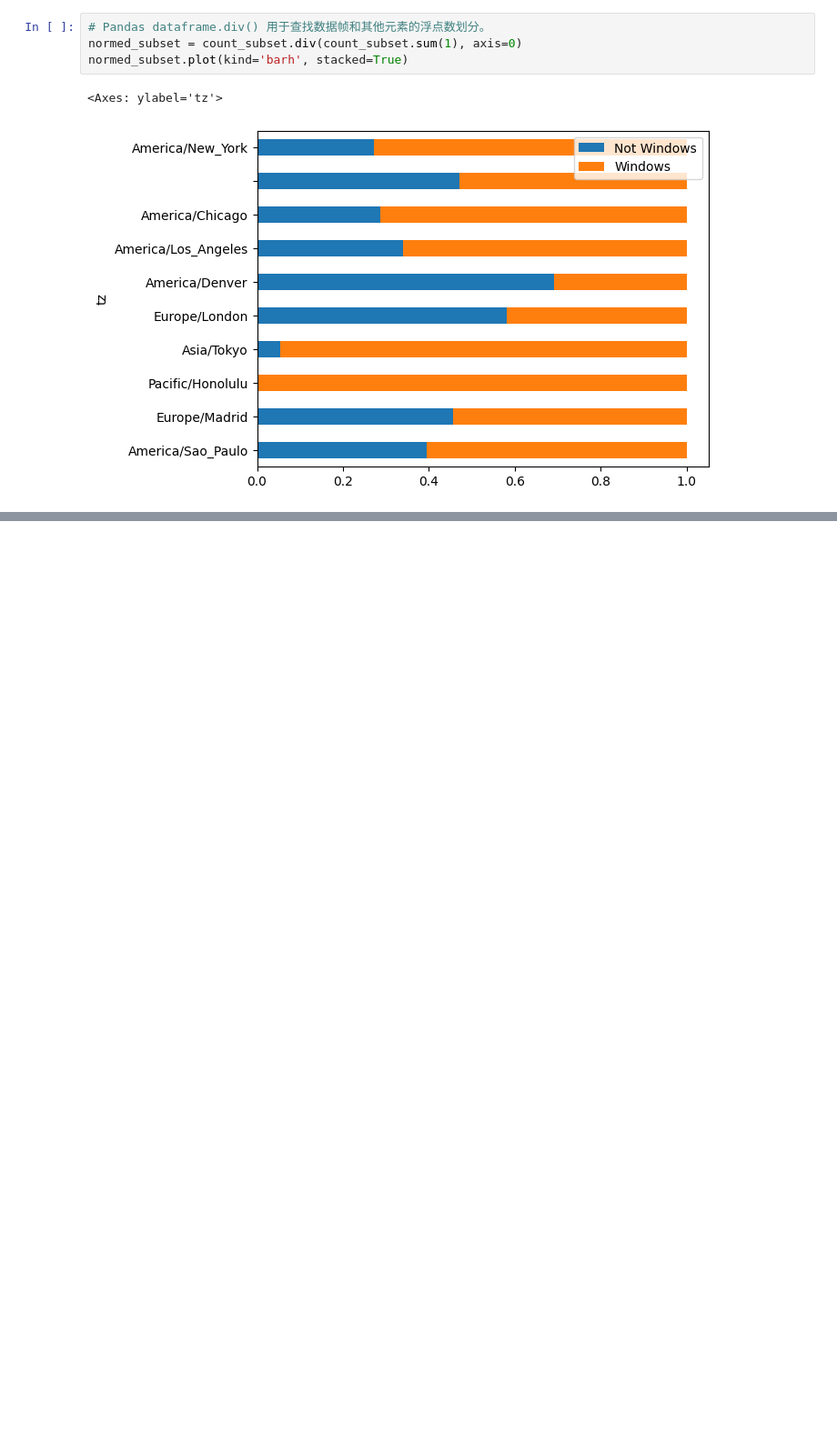
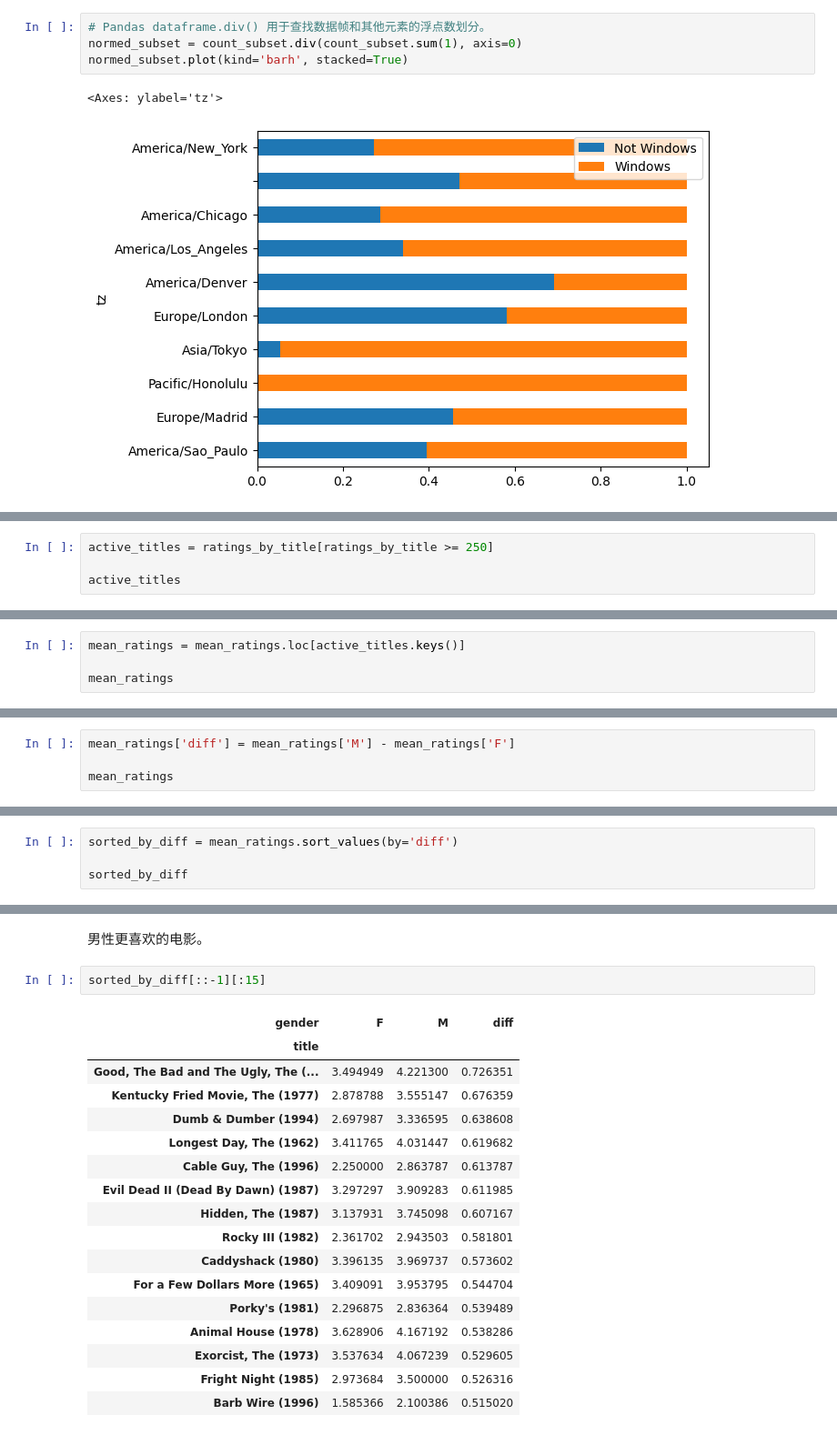
Before and after one commit to WttchPG/PythonForDataAnalysis, a Jupyter notebook: 引言.ipynb, the cells around one changed output, grey strips where cells are left out. Shown: that part at 91% size. Cells and saved outputs as stored; diff of their text form; blank space fills up the shorter version.

```diff
--- a/引言.ipynb
+++ b/引言.ipynb
@@ -198,0 +287,4 @@ normed_subset.plot(kind='barh', stacked=True)
+# %%
+active_titles = ratings_by_title[ratings_by_title >= 250]
+
+active_titles
@@ -198,0 +305,4 @@ normed_subset.plot(kind='barh', stacked=True)
+# %%
+mean_ratings = mean_ratings.loc[active_titles.keys()]
+
+mean_ratings
@@ -198,0 +347,4 @@ normed_subset.plot(kind='barh', stacked=True)
+# %%
+mean_ratings['diff'] = mean_ratings['M'] - mean_ratings['F']
+
+mean_ratings
@@ -198,0 +368,4 @@ normed_subset.plot(kind='barh', stacked=True)
+# %%
+sorted_by_diff = mean_ratings.sort_values(by='diff')
+
+sorted_by_diff
@@ -198,0 +387,22 @@ normed_subset.plot(kind='barh', stacked=True)
+# %% [markdown]
+男性更喜欢的电影。
+# %%
+sorted_by_diff[::-1][:15]
+# %% [output]
+| gender | F | M | diff |
+| title |  |  |  |
+| Good, The Bad and The Ugly, The (... | 3.494949 | 4.221300 | 0.726351 |
+| Kentucky Fried Movie, The (1977) | 2.878788 | 3.555147 | 0.676359 |
+| Dumb & Dumber (1994) | 2.697987 | 3.336595 | 0.638608 |
+| Longest Day, The (1962) | 3.411765 | 4.031447 | 0.619682 |
+| Cable Guy, The (1996) | 2.250000 | 2.863787 | 0.613787 |
+| Evil Dead II (Dead By Dawn) (1987) | 3.297297 | 3.909283 | 0.611985 |
+| Hidden, The (1987) | 3.137931 | 3.745098 | 0.607167 |
+| Rocky III (1982) | 2.361702 | 2.943503 | 0.581801 |
+| Caddyshack (1980) | 3.396135 | 3.969737 | 0.573602 |
+| For a Few Dollars More (1965) | 3.409091 | 3.953795 | 0.544704 |
+| Porky's (1981) | 2.296875 | 2.836364 | 0.539489 |
+| Animal House (1978) | 3.628906 | 4.167192 | 0.538286 |
+| Exorcist, The (1973) | 3.537634 | 4.067239 | 0.529605 |
+| Fright Night (1985) | 2.973684 | 3.500000 | 0.526316 |
+| Barb Wire (1996) | 1.585366 | 2.100386 | 0.515020 |
```
Also changed, not shown: parts of 22 cells of this notebook, 4 other files.
